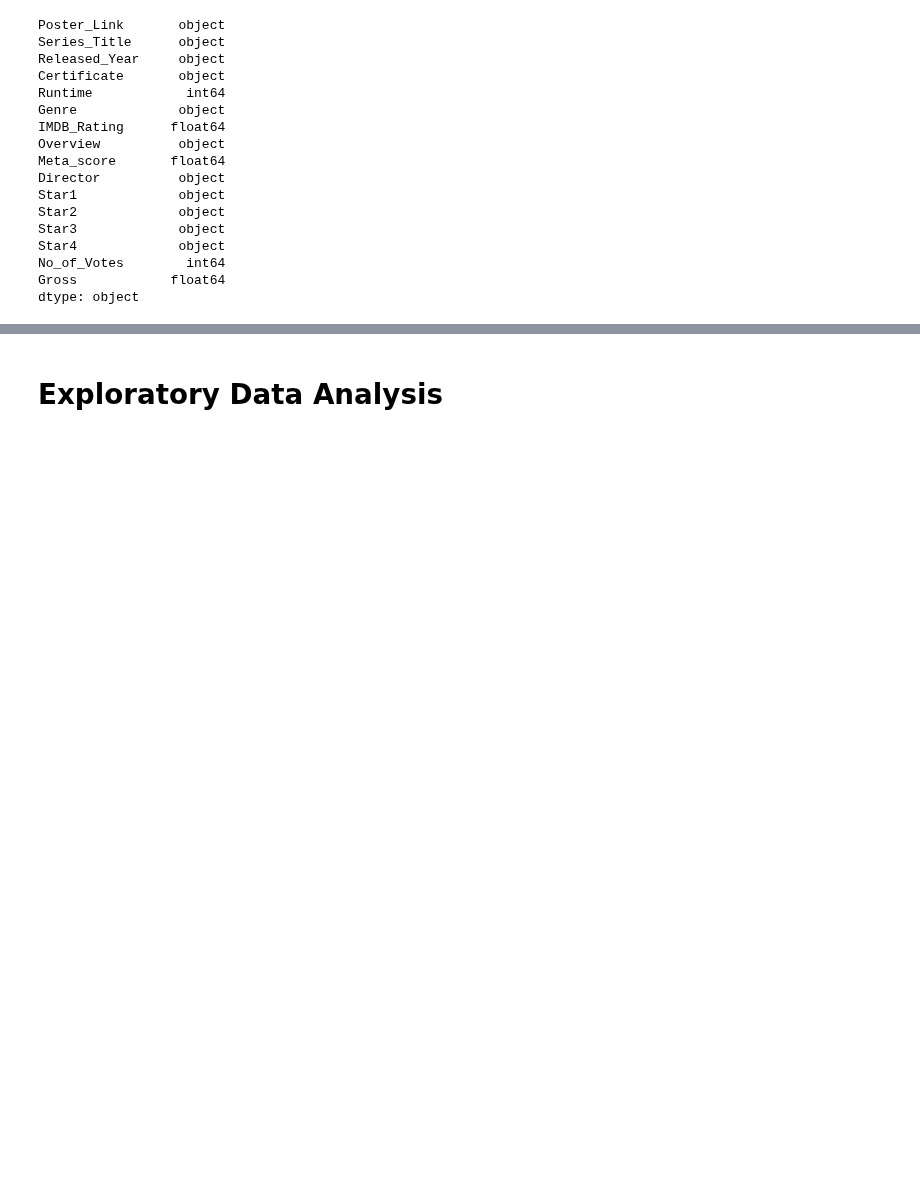
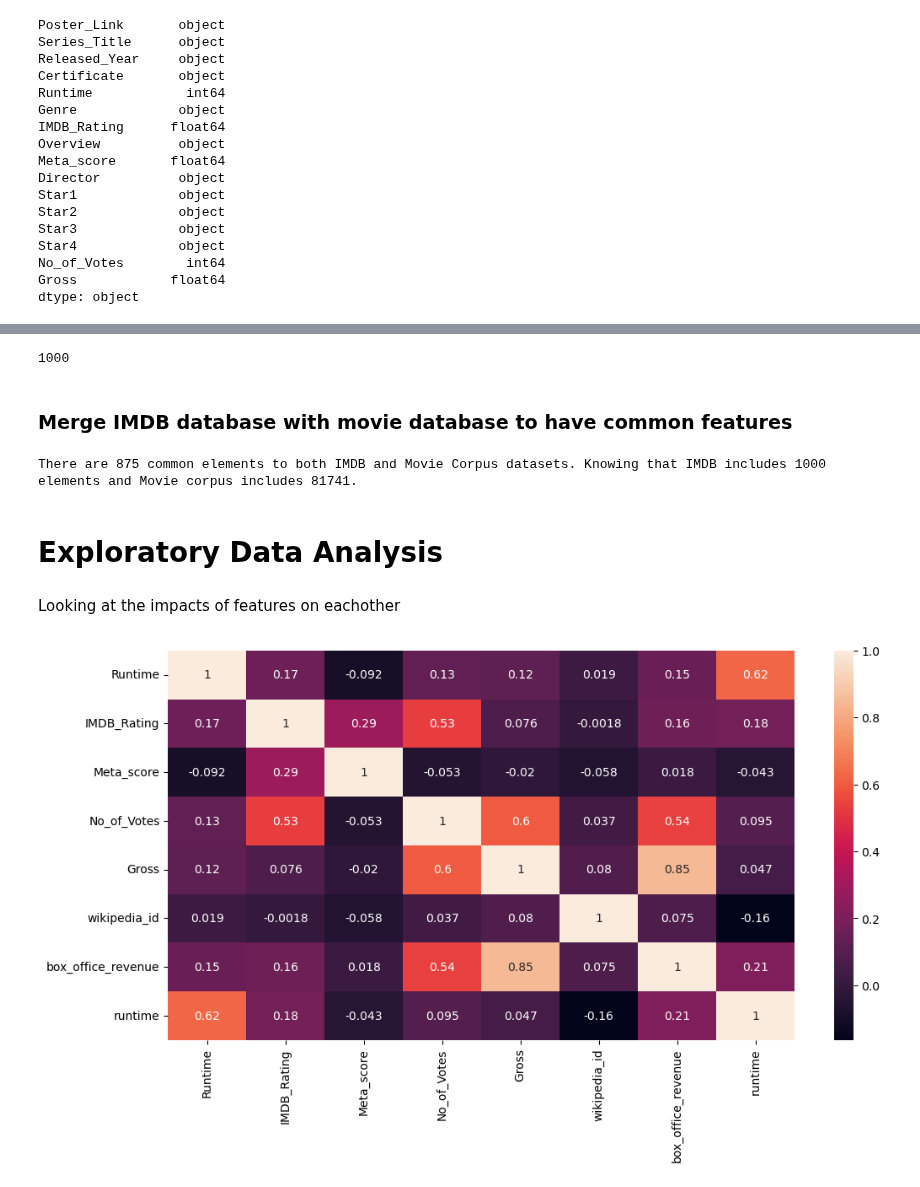
Before and after one commit to epfl-ada/ada-2022-project-theadaholics, a Jupyter notebook: main.ipynb, the cells around one changed output, grey strips where cells are left out. Drawn from its saved outputs; the diff is of its cells as text; code cells hidden in the pictures; blank space fills up the shorter version.

```diff
--- a/main.ipynb
+++ b/main.ipynb
@@ -174,3 +229,31 @@ dtype: object
+# %%
+imdb_top_1000['No_of_Votes'].count()
+# %% [output]
+1000
+# %%
+x = imdb_top_1000.iloc[0]
+# %%
+for row,j in imdb_top_1000.iterrows():
+    x = imdb_top_1000.iloc[row]
+    a = (x['No_of_Votes']/(x['No_of_Votes']+m))*x['IMDB_Rating'] + (m/(x['No_of_Votes']+m)) * C
+# %%
+imdb_top_1000['WR']=imdb_top_1000.apply(lambda x: (x['No_of_Votes']/(x['No_of_Votes']+m))*x['IMDB_Rating'] + (m/(x['No_of_Votes']+m)) * C)
+# ASK NIKOLAY
+# %% [markdown]
+### Merge IMDB database with movie database to have common features
+# %%
+movie_feature = imdb_top_1000.merge(movies, left_on='Series_Title', right_on='name',how='inner')
+# %%
+print(f'There are {movie_feature.shape[0]} common elements to both IMDB and Movie Corpus datasets. Knowing that IMDB includes {imdb_top_1000.shape[0]} elements and Movie corpus includes {movies.shape[0]}.')
+# %% [output]
+There are 875 common elements to both IMDB and Movie Corpus datasets. Knowing that IMDB includes 1000 elements and Movie corpus includes 81741.
 # %% [markdown]
 # Exploratory Data Analysis
+# %% [markdown]
+Looking at the impacts of features on eachother
+# %%
+fig, ax = plt.subplots(figsize=(12,6))
+sns.heatmap(movie_feature.corr(), annot=True, ax=ax);
+# %% [output]
+[figure, added]
 # %% [markdown]
```
Also changed, not shown: parts of 20 cells of this notebook, 1 other file.
